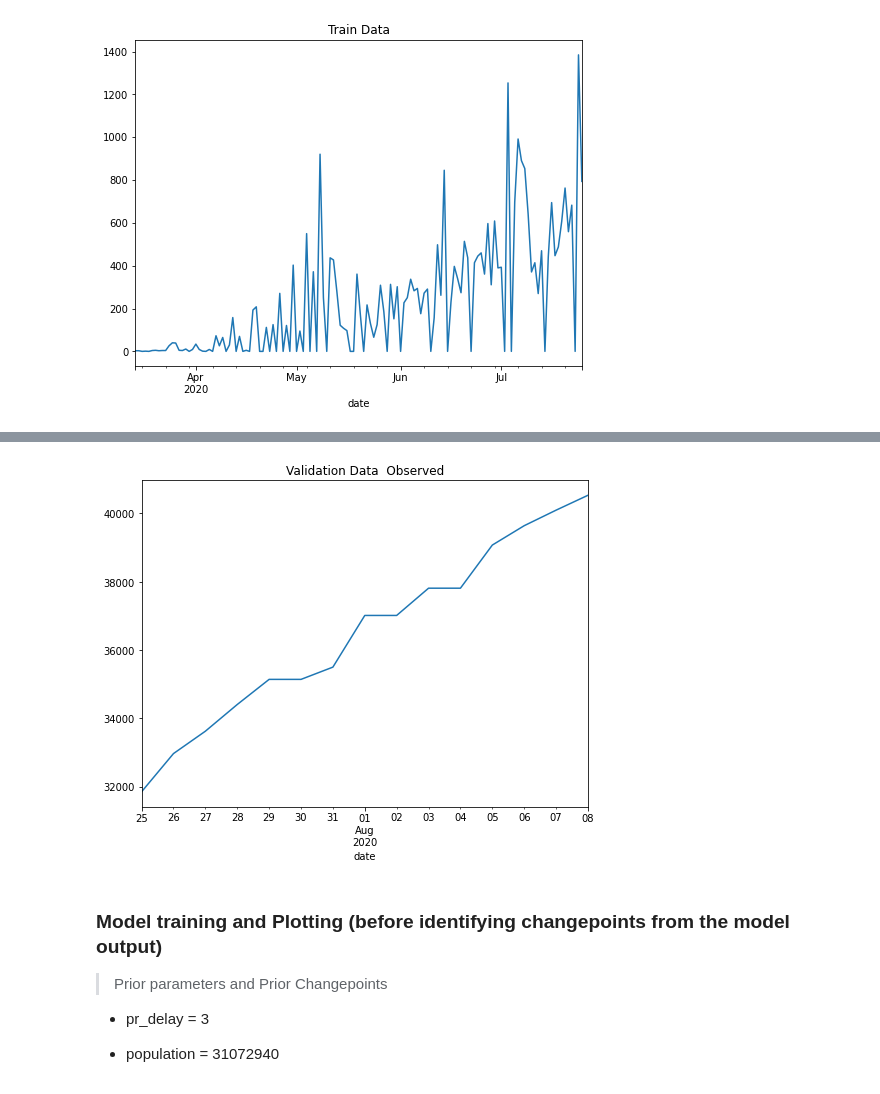
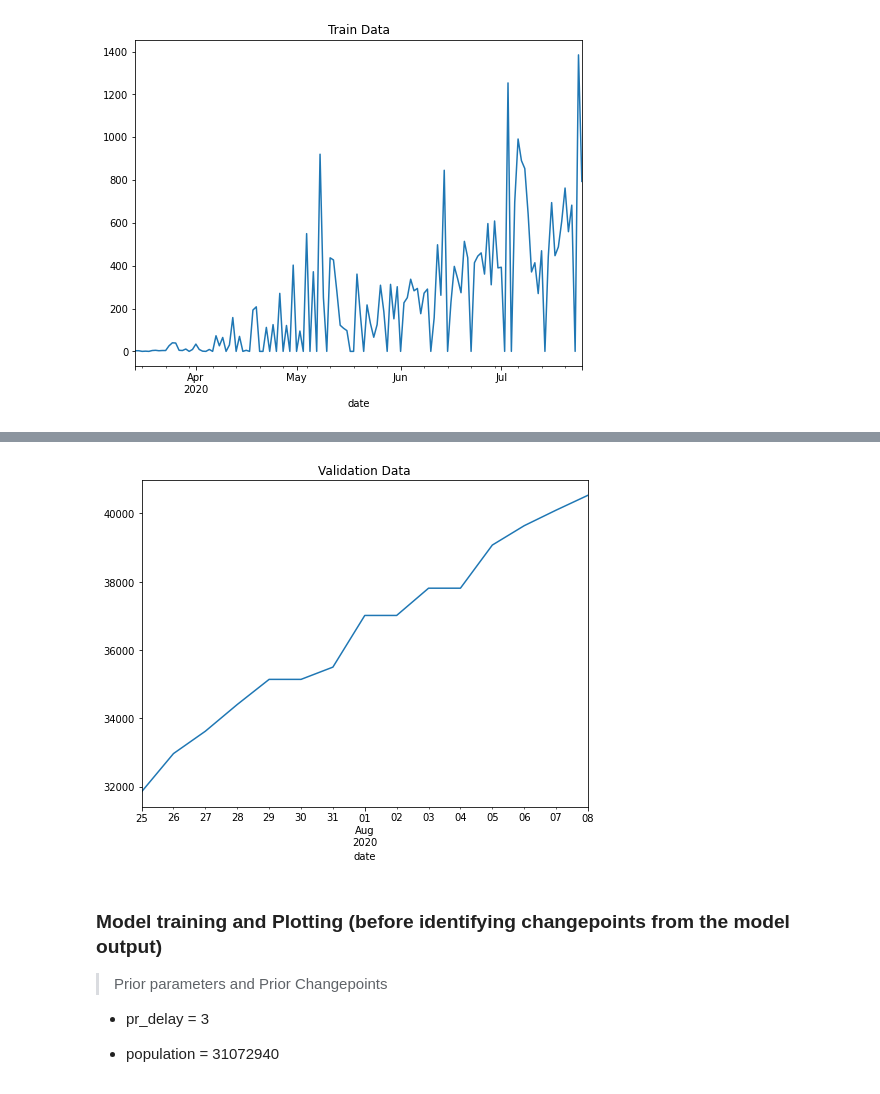
Before and after one commit to Patrick5455/Change-Point-Analysis-of-Covid19-Bayesian-Inference-SIR-SEIR-Modelling, a Jupyter notebook: dependencies/covid19_inference-master/scripts/interactive/example_one_bundesland.ipynb, the cells around one changed output, grey strips where cells are left out. Saved outputs shown, nothing was run; the diff lists cells and outputs as text; code cells hidden in the pictures.

```diff
--- a/dependencies/covid19_inference-master/scripts/interactive/example_one_bundesland.ipynb
+++ b/dependencies/covid19_inference-master/scripts/interactive/example_one_bundesland.ipynb
@@ -376,10 +377,10 @@ date
 Name: confirmed, dtype: int64
 # %%
 val_set.plot(figsize=(8,6))
-plt.title('Validation Data  Observed')
+plt.title('Validation Data')
 plt.savefig(fname='/content/visuals/val_data_cumm.png', format='png')
 # %% [output]
-[figure, old version]
+[figure, new version]
 # %% [markdown]
 ### Model training and Plotting (before identifying changepoints from the model output)
 
```
Also changed, not shown: parts of 12 cells of this notebook.
